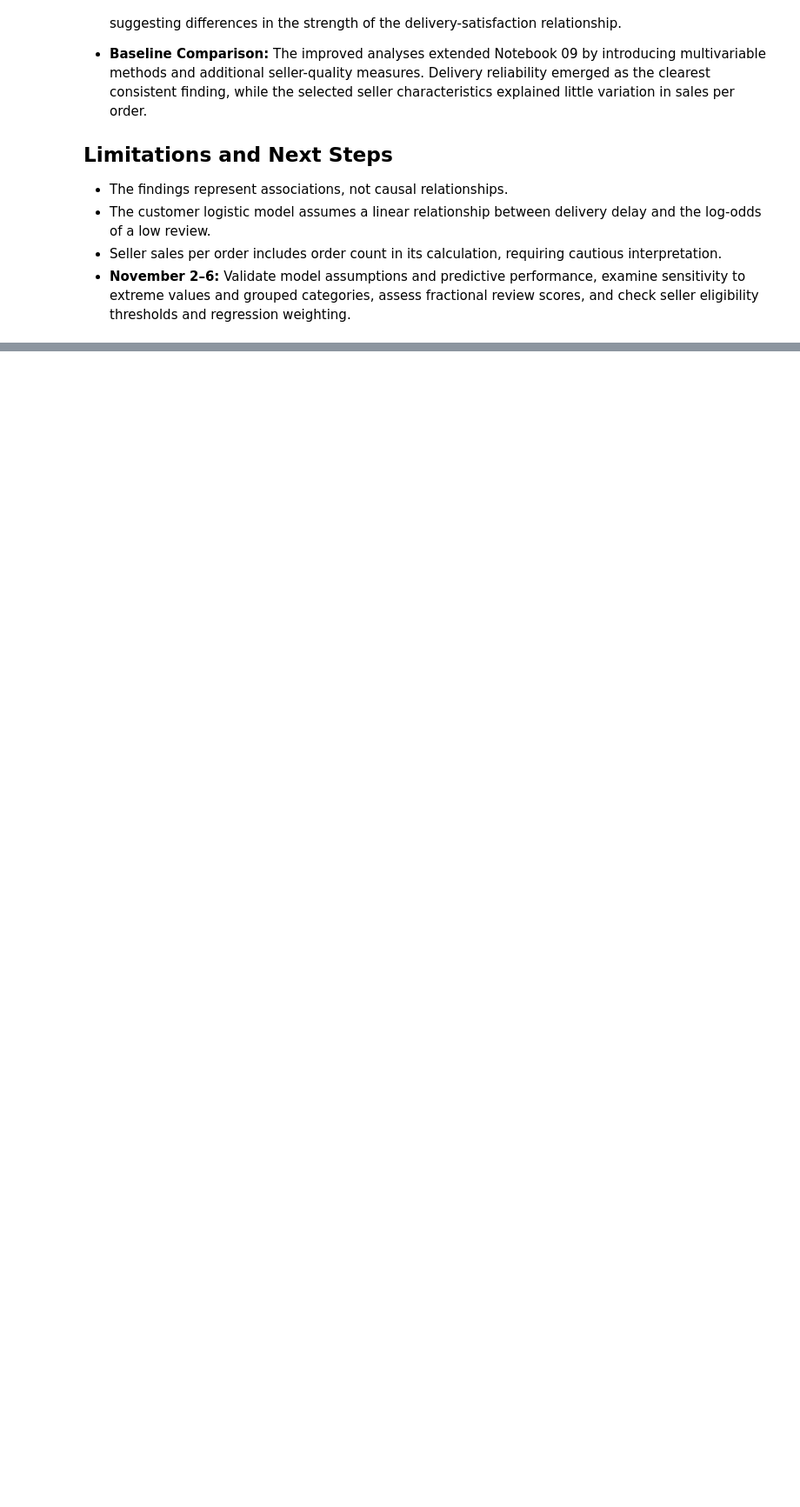
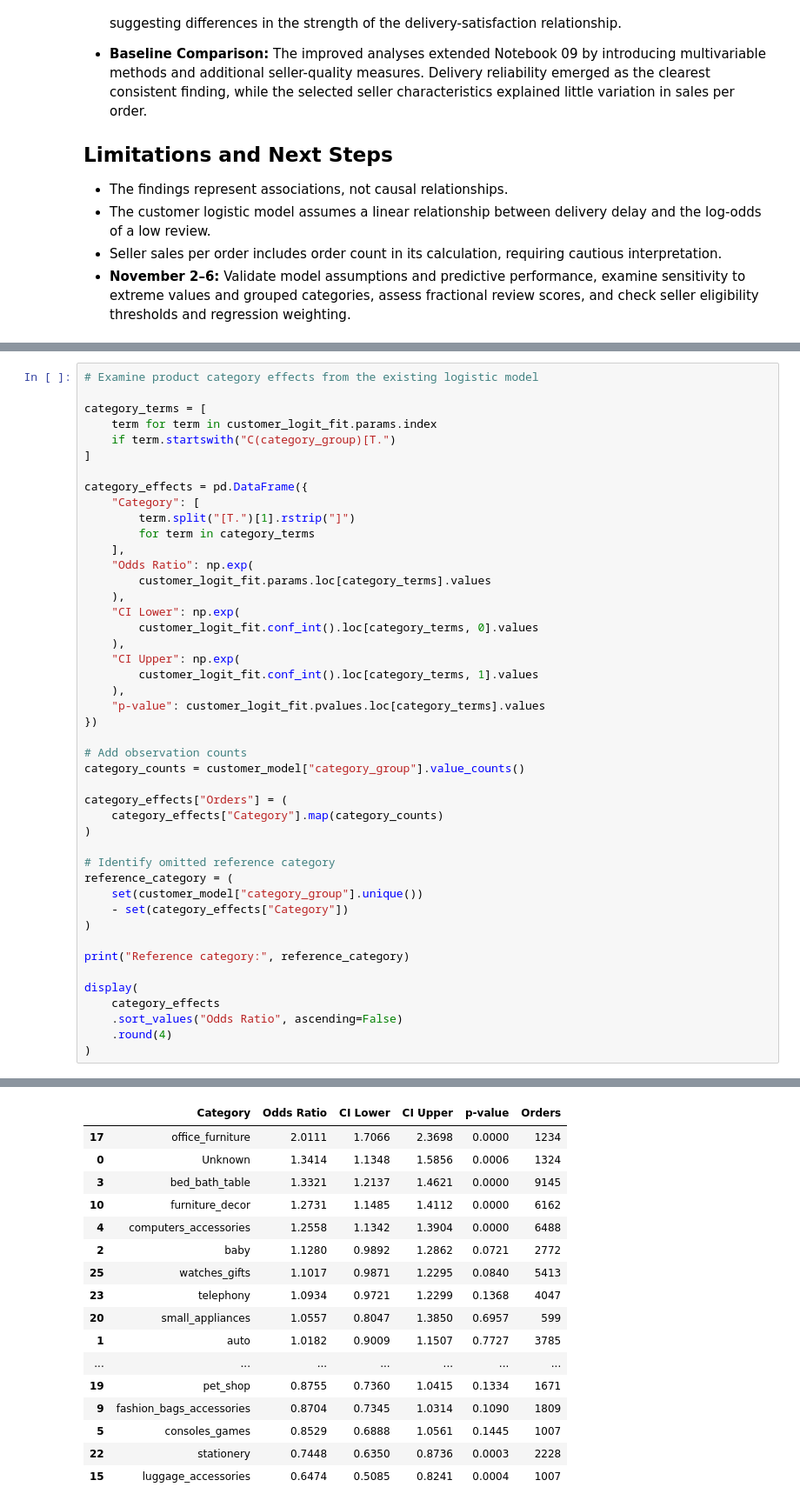
Before and after one commit to kaylatucker/CS690_Capstone, a Jupyter notebook: 03_notebooks/10_improved_analysis.ipynb, the cells around one changed output, grey strips where cells are left out. Shown at 87% size. Saved outputs shown, nothing was run; the diff lists cells and outputs as text; blank space fills up the shorter version.

```diff
--- a/03_notebooks/10_improved_analysis.ipynb
+++ b/03_notebooks/10_improved_analysis.ipynb
@@ -1002,0 +1039,46 @@ display(preliminary_results)
+# %%
+# Examine product category effects from the existing logistic model
+
+category_terms = [
+    term for term in customer_logit_fit.params.index
+    if term.startswith("C(category_group)[T.")
+]
+
+category_effects = pd.DataFrame({
+    "Category": [
+        term.split("[T.")[1].rstrip("]")
+        for term in category_terms
+    ],
+    "Odds Ratio": np.exp(
+        customer_logit_fit.params.loc[category_terms].values
+    ),
+    "CI Lower": np.exp(
+        customer_logit_fit.conf_int().loc[category_terms, 0].values
+    ),
+    "CI Upper": np.exp(
+        customer_logit_fit.conf_int().loc[category_terms, 1].values
+    ),
+    "p-value": customer_logit_fit.pvalues.loc[category_terms].values
+})
+
+# Add observation counts
+category_counts = customer_model["category_group"].value_counts()
+
+category_effects["Orders"] = (
+    category_effects["Category"].map(category_counts)
+)
+
+# Identify omitted reference category
+reference_category = (
+    set(customer_model["category_group"].unique())
+    - set(category_effects["Category"])
+)
+
+print("Reference category:", reference_category)
+
+display(
+    category_effects
+    .sort_values("Odds Ratio", ascending=False)
+    .round(4)
+)
+# %% [output]
@@ -1002,0 +1086,17 @@ display(preliminary_results)
+|  | Category | Odds Ratio | CI Lower | CI Upper | p-value | Orders |
+| 17 | office_furniture | 2.0111 | 1.7066 | 2.3698 | 0.0000 | 1234 |
+| 0 | Unknown | 1.3414 | 1.1348 | 1.5856 | 0.0006 | 1324 |
+| 3 | bed_bath_table | 1.3321 | 1.2137 | 1.4621 | 0.0000 | 9145 |
+| 10 | furniture_decor | 1.2731 | 1.1485 | 1.4112 | 0.0000 | 6162 |
+| 4 | computers_accessories | 1.2558 | 1.1342 | 1.3904 | 0.0000 | 6488 |
+| 2 | baby | 1.1280 | 0.9892 | 1.2862 | 0.0721 | 2772 |
+| 25 | watches_gifts | 1.1017 | 0.9871 | 1.2295 | 0.0840 | 5413 |
+| 23 | telephony | 1.0934 | 0.9721 | 1.2299 | 0.1368 | 4047 |
+| 20 | small_appliances | 1.0557 | 0.8047 | 1.3850 | 0.6957 | 599 |
+| 1 | auto | 1.0182 | 0.9009 | 1.1507 | 0.7727 | 3785 |
+| ... | ... | ... | ... | ... | ... | ... |
+| 19 | pet_shop | 0.8755 | 0.7360 | 1.0415 | 0.1334 | 1671 |
+| 9 | fashion_bags_accessories | 0.8704 | 0.7345 | 1.0314 | 0.1090 | 1809 |
+| 5 | consoles_games | 0.8529 | 0.6888 | 1.0561 | 0.1445 | 1007 |
+| 22 | stationery | 0.7448 | 0.6350 | 0.8736 | 0.0003 | 2228 |
+| 15 | luggage_accessories | 0.6474 | 0.5085 | 0.8241 | 0.0004 | 1007 |
```
Also changed, not shown: parts of 20 cells of this notebook.
